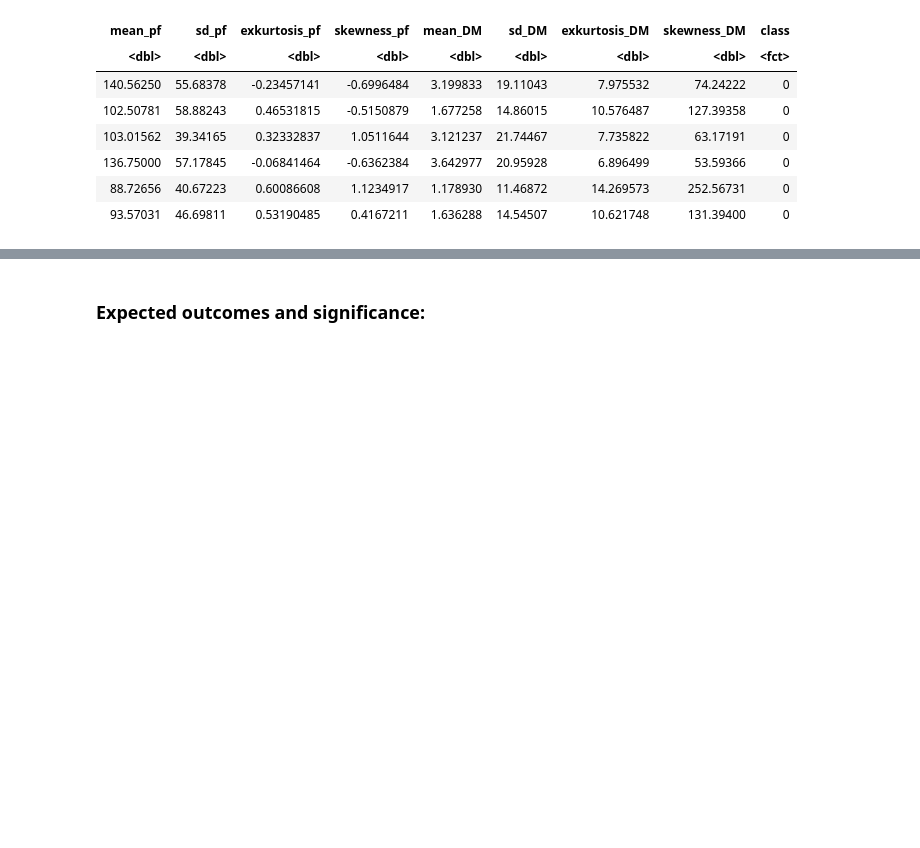
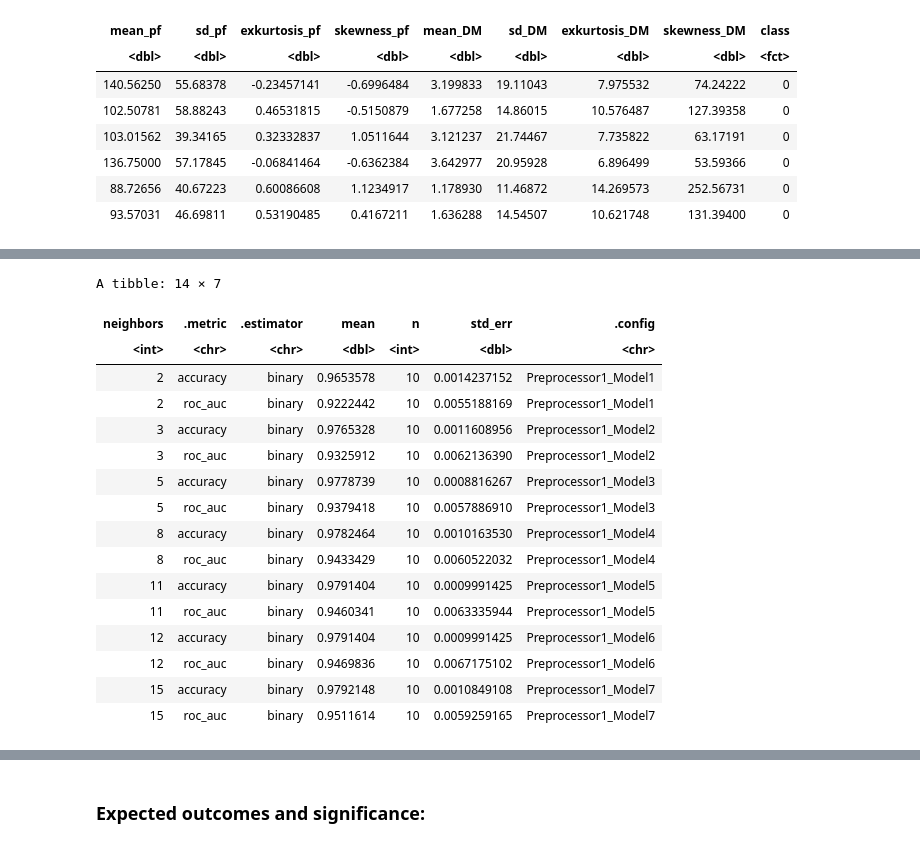
Before and after one commit to LawrenceZzf/DSCI100-G63-Proj1, a Jupyter notebook: project.ipynb, the cells around one changed output, grey strips where cells are left out. Cells and saved outputs as stored; diff of their text form; code cells hidden in the pictures; blank space fills up the shorter version.

```diff
--- a/project.ipynb
+++ b/project.ipynb
@@ -84,0 +178,26 @@ HTRU_test <- testing(HTRU_split) #data spliting
+# %%
+HTRU_vfold <- vfold_cv(HTRU_train, v = 10, strata = class)
+HTRU_results <- workflow() |>
+       add_recipe(HTRU_recipe) |>
+       add_model(knn_tune) |>
+       tune_grid(resamples = HTRU_vfold, grid = 10) |>
+       collect_metrics()
+HTRU_results
+# %% [output]
+A tibble: 14 × 7
+| neighbors | .metric | .estimator | mean | n | std_err | .config |
+| <int> | <chr> | <chr> | <dbl> | <int> | <dbl> | <chr> |
+| 2 | accuracy | binary | 0.9653578 | 10 | 0.0014237152 | Preprocessor1_Model1 |
+| 2 | roc_auc | binary | 0.9222442 | 10 | 0.0055188169 | Preprocessor1_Model1 |
+| 3 | accuracy | binary | 0.9765328 | 10 | 0.0011608956 | Preprocessor1_Model2 |
+| 3 | roc_auc | binary | 0.9325912 | 10 | 0.0062136390 | Preprocessor1_Model2 |
+| 5 | accuracy | binary | 0.9778739 | 10 | 0.0008816267 | Preprocessor1_Model3 |
+| 5 | roc_auc | binary | 0.9379418 | 10 | 0.0057886910 | Preprocessor1_Model3 |
+| 8 | accuracy | binary | 0.9782464 | 10 | 0.0010163530 | Preprocessor1_Model4 |
+| 8 | roc_auc | binary | 0.9433429 | 10 | 0.0060522032 | Preprocessor1_Model4 |
+| 11 | accuracy | binary | 0.9791404 | 10 | 0.0009991425 | Preprocessor1_Model5 |
+| 11 | roc_auc | binary | 0.9460341 | 10 | 0.0063335944 | Preprocessor1_Model5 |
+| 12 | accuracy | binary | 0.9791404 | 10 | 0.0009991425 | Preprocessor1_Model6 |
+| 12 | roc_auc | binary | 0.9469836 | 10 | 0.0067175102 | Preprocessor1_Model6 |
+| 15 | accuracy | binary | 0.9792148 | 10 | 0.0010849108 | Preprocessor1_Model7 |
+| 15 | roc_auc | binary | 0.9511614 | 10 | 0.0059259165 | Preprocessor1_Model7 |
```
Also changed, not shown: parts of 32 cells of this notebook.
